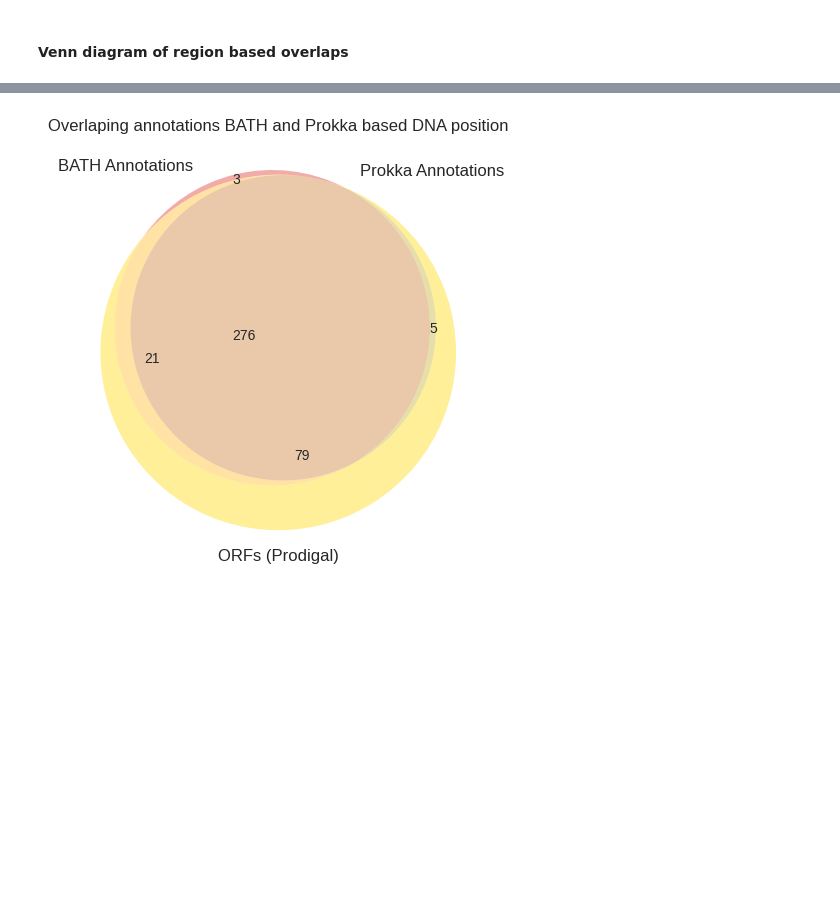
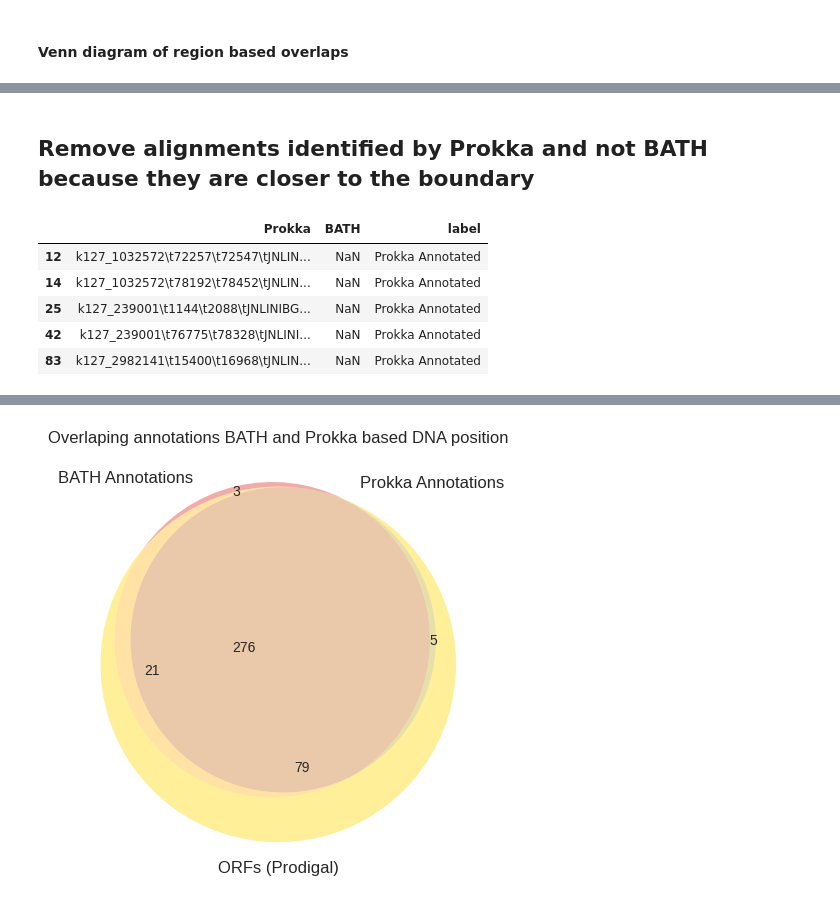
Before and after one commit to NehaSontakk/BATH-Prokka-Comparison, a Jupyter notebook: Updated_Contig_comparison_identifying_gaps_Prokka_vs_BATH.ipynb, the cells around one changed output, grey strips where cells are left out. Drawn from its saved outputs; the diff is of its cells as text; code cells hidden in the pictures; blank space fills up the shorter version.

```diff
--- a/Updated_Contig_comparison_identifying_gaps_Prokka_vs_BATH.ipynb
+++ b/Updated_Contig_comparison_identifying_gaps_Prokka_vs_BATH.ipynb
@@ -368,0 +370,14 @@ Name: count, dtype: int64
+# %% [markdown]
+## Remove alignments identified by Prokka and not BATH because they are closer to the boundary
+# %%
+#Take data from prokka annotated and now go back to prededuplicated data to find alignments to this and then capture the lowest E-value, if this E-value is higher than the threshold then throw away this prokka data
+only_prokka_venn = venn_data[venn_data['label'] == "Prokka Annotated"].copy()
+# %%
+only_prokka_venn
+# %% [output]
+|  | Prokka | BATH | label |
+| 12 | k127_1032572\t72257\t72547\tJNLIN... | NaN | Prokka Annotated |
+| 14 | k127_1032572\t78192\t78452\tJNLIN... | NaN | Prokka Annotated |
+| 25 | k127_239001\t1144\t2088\tJNLINIBG... | NaN | Prokka Annotated |
+| 42 | k127_239001\t76775\t78328\tJNLINI... | NaN | Prokka Annotated |
+| 83 | k127_2982141\t15400\t16968\tJNLIN... | NaN | Prokka Annotated |
```
Also changed, not shown: parts of 17 cells of this notebook.
